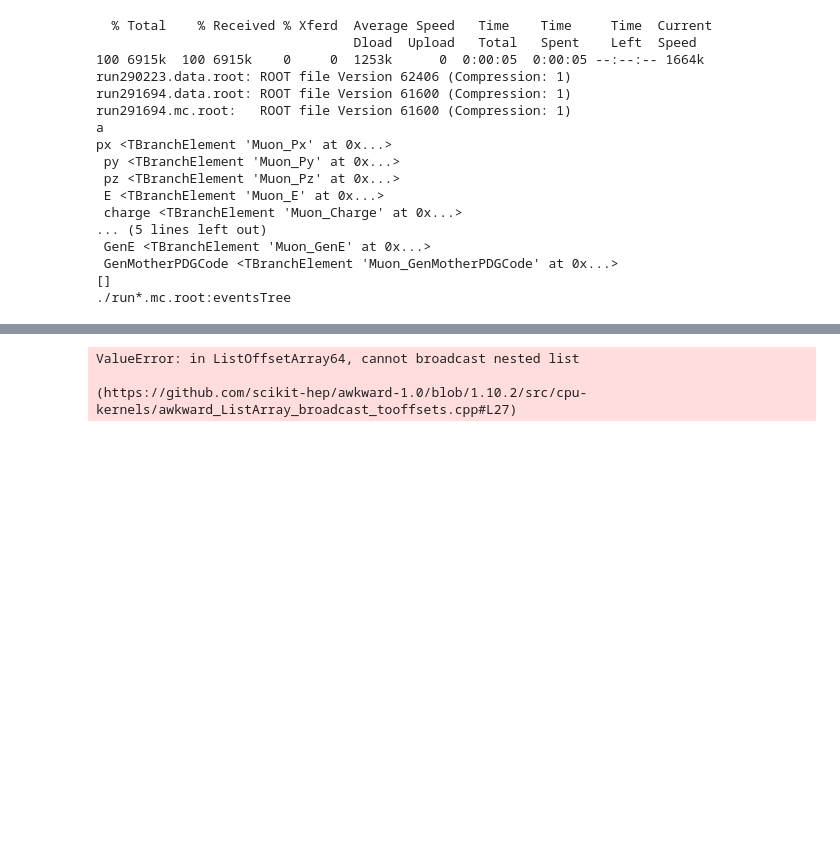
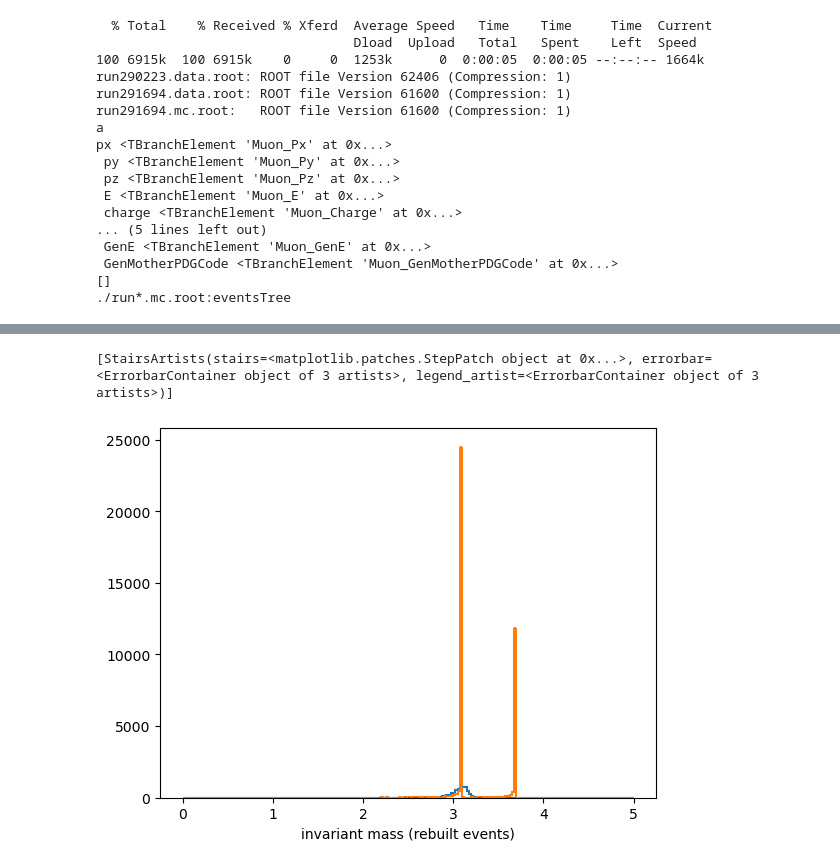
Before and after one commit to nantes-m2-rps-exp/qqbar2mumu-2022, a Jupyter notebook: notebooks/Geometric_Parameters-Vectorisation.ipynb, the cells around one changed output, grey strips where cells are left out. Drawn from its saved outputs; the diff is of its cells as text; code cells hidden in the pictures; blank space fills up the shorter version.

```diff
--- a/notebooks/Geometric_Parameters-Vectorisation.ipynb
+++ b/notebooks/Geometric_Parameters-Vectorisation.ipynb
@@ -311,22 +311,32 @@ gen = file["genTree"]
 #    return f"curl '{data_url(run,is_mc)}' > {data_file_path(run,is_mc,dest)}"
 
 def getTracks(events, gen):
-    return ak.zip({"px":events["Muon_Px"],
-                    "py":events["Muon_Py"],
-                    "pz":events["Muon_Pz"],
-                    "E":events["Muon_E"],
-                    "charge":events["Muon_Charge"],
-                    "thetaAbs":events["Muon_thetaAbs"],
-                    "matched":events["Muon_matchedTrgThreshold"],
-                  "GenPx":gen["Muon_GenPx"],
-                   "GenPy":gen["Muon_GenPy"],
-                   "GenPz":gen["Muon_GenPz"],
-                   "GenE":gen["Muon_GenE"],
+    i = gen["Muon_GenMotherPDGCode"] == 443
+    j = i[:,0]
+    tracks = events[j]
+    return ak.zip({
+        "px":tracks["Muon_Px"],
+                    "py":tracks["Muon_Py"],
+                    "pz":tracks["Muon_Pz"],
+                    "E":tracks["Muon_E"],
+                    "charge":tracks["Muon_Charge"],
+                    "thetaAbs":tracks["Muon_thetaAbs"],
+                    "matched":tracks["Muon_matchedTrgThreshold"]},
+                    with_name='Momentum4D')
+
+def getTracksGenerated(gen):
+    i = gen["Muon_GenMotherPDGCode"] == 443
+    j = i[:,0]
+    tracksGen = gen[j]
+    return ak.zip({ "px":gen["Muon_GenPx"],
+                   "py":gen["Muon_GenPy"],
+                   "pz":gen["Muon_GenPz"],
+                   "E":gen["Muon_GenE"],
                    "GenMotherPDGCode":gen["Muon_GenMotherPDGCode"]},
                     with_name='Momentum4D')
 
 def scan(dataDescription1, dataDescription2,
-              hMag:hist.Hist, hPhi:hist.Hist, hInvMass:hist.Hist,
+              hMag:hist.Hist, hPhi:hist.Hist, hInvMass:hist.Hist, hInvMassGen:hist.Hist,
               eventSelector=lambda x:[True]*len(x),
               trackSelector=lambda x:[True]*len(x),
               verbose:bool=False):
@@ -355,21 +365,52 @@ def scan(dataDescription1, dataDescription2,
 
         tracks = getTracks(events, gen)
 
-        pairs = ak.combinations(tracks, 2)
+        tracksGen = getTracksGenerated(gen)
+
+        # Cut
+        goodTracks = tracks[trackSelector(tracks)]
+
+        pairs = ak.combinations(goodTracks, 2)
+        pairsGen = ak.combinations(tracksGen, 2)
+
+        # Pair Creations
+        one, two = ak.unzip(pairs)
+        oneGen, twoGen = ak.unzip(pairsGen)
+
+        # Charge cut for Rebuilt Events
+        opposite_charge_cut = one.charge + two.charge == 0
+
+        # Inv Mass of Rebuilt Events
+        quality_one = one[opposite_charge_cut]
+        quality_two = two[opposite_charge_cut]
+        invariant_mass = (quality_one + quality_two).mass
+        invariant_massGen = (oneGen + twoGen).mass
+
+        # Filling Histograms
+        hMag.fill(ak.flatten(tracks.p))
+        hPhi.fill(ak.flatten(tracks.phi))
+        hInvMass.fill(ak.flatten(invariant_mass))
+        hInvMassGen.fill(ak.flatten(invariant_massGen))
+
         print(pairs)
         print("a")
 
         if verbose:
             print(batch1[1], "\n", batch2[1])
+
 vhMagRaw = hist.Hist(hist.axis.Regular(bins=100,start=0,stop=100,name='$|p|$'))
 vhPhiRaw = hist.Hist(hist.axis.Regular(bins=200,start=-22/7,stop=22/7,name='$\phi$'))
-vhInvMass = hist.Hist(hist.axis.Regular(bins=200,start=0,stop=5,name='invariant mass'))
+vhInvMass = hist.Hist(hist.axis.Regular(bins=200,start=0,stop=5,name='invariant mass (rebuilt events)'))
+vhInvMassGen = hist.Hist(hist.axis.Regular(bins=200,start=0,stop=5,name='invariant mass (generated events)'))
 
 scan(dataDescription1=f"{BASEDIR}/run291694.{DATATYPE}.root:eventsTree",
      dataDescription2=f"{BASEDIR}/run291694.{DATATYPE}.root:genTree",
-          hMag=vhMagEvSel, hPhi=vhPhiEvSel, hInvMass=vhInvMassEvSel,
+          hMag=vhMagRaw, hPhi=vhPhiRaw, hInvMass=vhInvMass, hInvMassGen = vhInvMassGen,
           eventSelector=lambda x: x["isCMUL"]==True,
-          trackSelector=lambda x: (x.p>5) & (x.eta>-4))
+          trackSelector=lambda x: (x.eta<-2.5) & (x.eta>-4) & (x["thetaAbs"]>2) & (x["thetaAbs"]<10))
+
+vhInvMass.plot(label="Rebuilt events")
+vhInvMassGen.plot(label="Generated events")
 # %% [output]
 [{nMuons: 2, isCINT: True, isCMUL: False, isCMSL: True, ... 2, 0]}]
  [{nMuonsGen: 2, Muon_GenE: [10.3, 20.7], ... Muon_GenMotherPDGCode: [443, 443]}]
@@ -376,3 +420,2 @@ scan(dataDescription1=f"{BASEDIR}/run291694.{DATATYPE}.root:eventsTree",
-ValueError: in ListOffsetArray64, cannot broadcast nested list
-
-(https://github.com/scikit-hep/awkward-1.0/blob/1.10.2/src/cpu-kernels/awkward_ListArray_broadcast_tooffsets.cpp#L27)
+[StairsArtists(stairs=<matplotlib.patches.StepPatch object at 0x...>, errorbar=<ErrorbarContainer object of 3 artists>, legend_artist=<ErrorbarContainer object of 3 artists>)]
+[figure, added]
```
Also changed, not shown: parts of 1 cell of this notebook, 2 other files.
